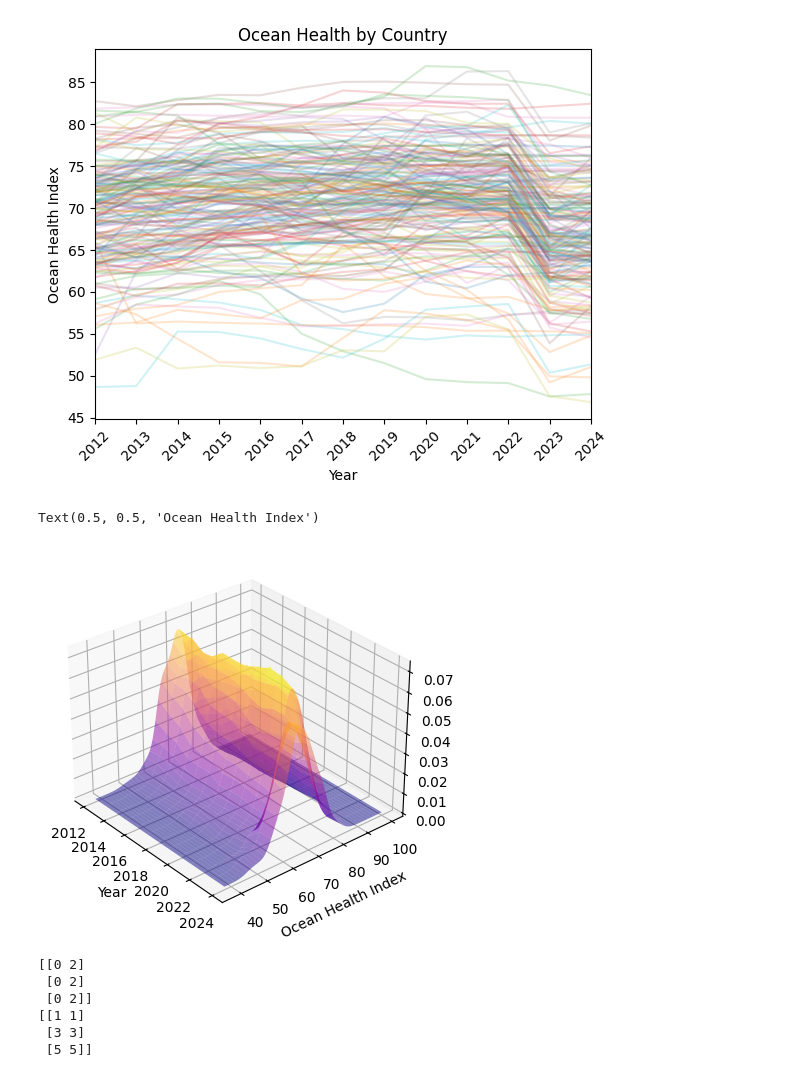
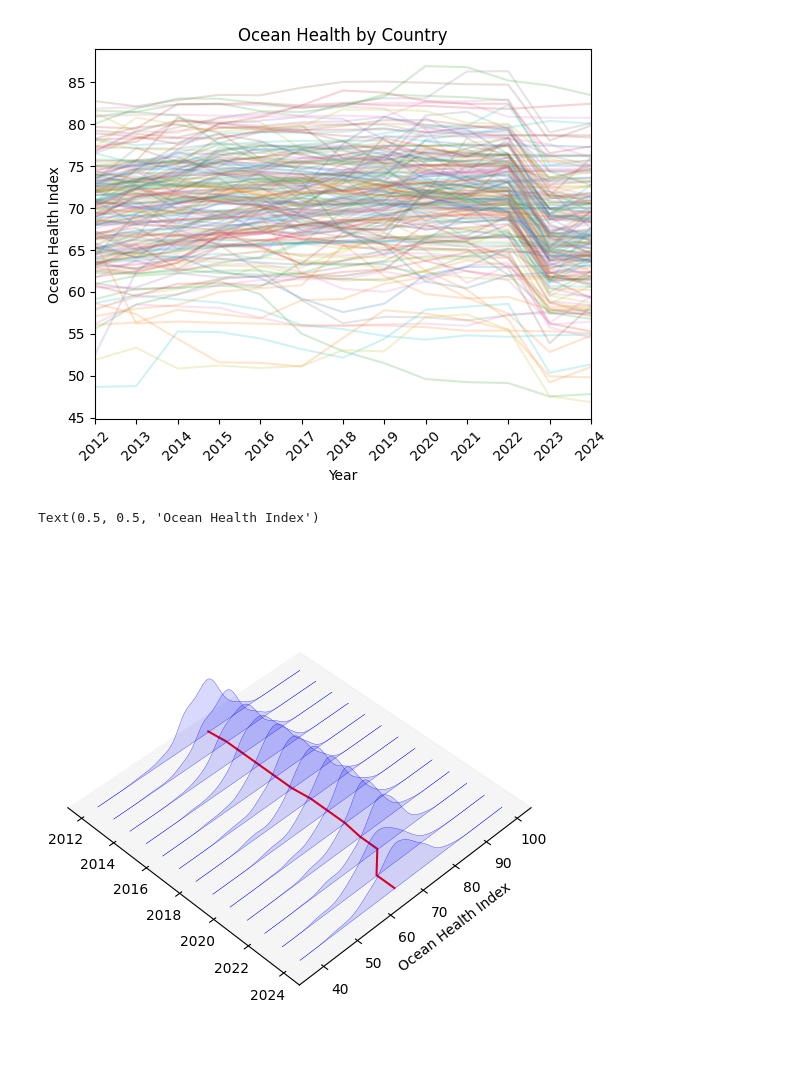
Before and after one commit to MartenThompson/ocean_health, a Jupyter notebook: code/eda.ipynb, the cells around one changed output. Drawn from its saved outputs; the diff is of its cells as text; code cells hidden in the pictures.

Commit message:
sorted out density-by-year plots

```diff
--- a/code/eda.ipynb
+++ b/code/eda.ipynb
@@ -81,20 +81,24 @@ for year in df.columns[2:]:
 # %%
 
 x = [int(i) for i in kdes.keys()]
 y = health_index_range
-X, Y = np.meshgrid(x, y)
-Z = np.array(list(kdes.values())).T
 
-fig = plt.figure()
+fig = plt.figure(figsize=(6, 6))
 ax = plt.axes(projection='3d')
-ax.plot_surface(X, Y, Z, cmap='plasma', alpha=0.5)
-# for year in kdes.keys():
-#     ax.plot(int(year), health_index_range, kdes[year], label=year,color='blue', alpha=0.5)
-#     ax.fill_between(int(year), health_index_range, 0, int(year), health_index_range, kdes[year], color='blue', alpha=0.5)
-# #ax.plot(0, health_index_range, kdes['2019'], color='blue', label='2019')
-ax.view_init(elev=30, azim=320)
-ax.set_xlabel('Year')
+ax.set_box_aspect((1, 1, 0.25))
+for year in kdes.keys():
+    #ax.plot(int(year), health_index_range, kdes[year], label=year,color='blue', alpha=0.25)
+    ax.fill_between(int(year), health_index_range, 0, int(year), health_index_range, kdes[year], linewidth=0.2, edgecolor='blue', color='blue', alpha=0.15)
+
+ax.plot(x, [y[np.argmax(k)] for k in kdes.values()], zs=0, zdir='z', label='map', color='red')
+ax.set_zticks([])
+ax.grid(False)
+ax.xaxis.set_pane_color((1.0, 1.0, 1.0, 1.0)) # YZ plane
+ax.yaxis.set_pane_color((1.0, 1.0, 1.0, 1.0)) # XZ plane
+ax.zaxis.line.set_color((1.0, 1.0, 1.0, 0.0))
+
+ax.view_init(elev=45, azim=315)
 ax.set_ylabel('Ocean Health Index')
 # %% [output]
 Text(0.5, 0.5, 'Ocean Health Index')
-[figure, old version]
+[figure, new version]
@@ -145,11 +104,0 @@ for i, year in enumerate(df.columns[2:]):
-# %%
-Xx, Yy = np.meshgrid([0,2], [1,3,5])
-print(Xx)
-print(Yy)
-# %% [output]
-[[0 2]
- [0 2]
- [0 2]]
-[[1 1]
- [3 3]
- [5 5]]
```
Also changed, not shown: parts of 4 cells of this notebook.
